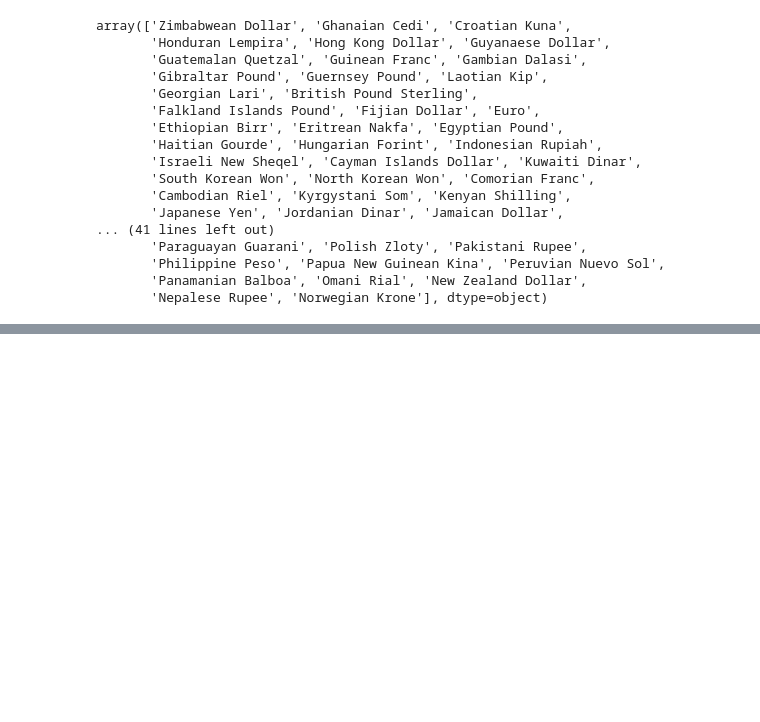
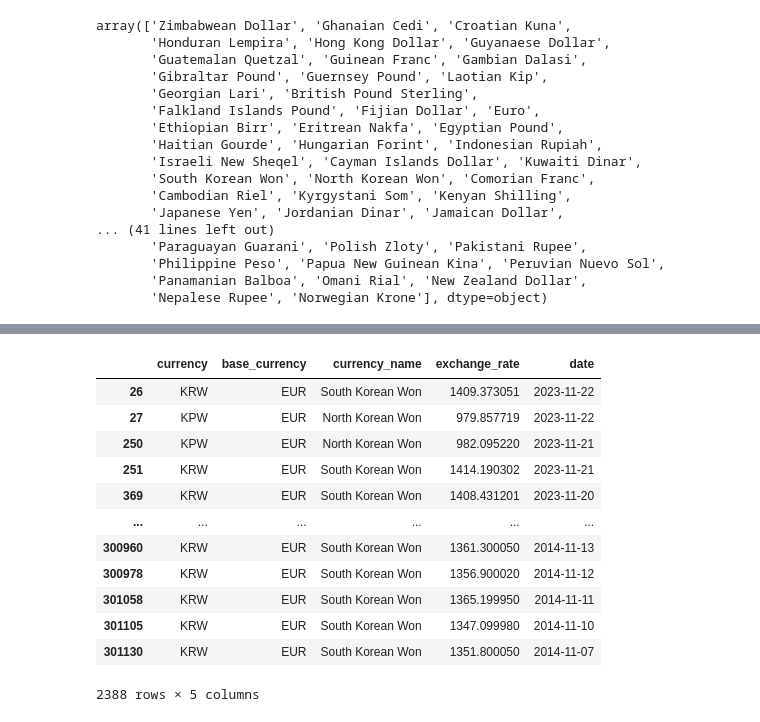
Before and after one commit to Yeomdongsu/YH-semi_final-forex-exchange-rate, a Jupyter notebook: forex_exchange_rate.ipynb, the cells around one changed output, grey strips where cells are left out. Drawn from its saved outputs; the diff is of its cells as text; code cells hidden in the pictures; blank space fills up the shorter version.

```diff
--- a/forex_exchange_rate.ipynb
+++ b/forex_exchange_rate.ipynb
@@ -76,0 +109,16 @@ df.loc[df["currency_name"].str.contains("korea",case=False )]
+# %%
+df.loc[df["currency_name"].str.contains("korea", case=False)]
+# %% [output]
+|  | currency | base_currency | currency_name | exchange_rate | date |
+| 26 | KRW | EUR | South Korean Won | 1409.373051 | 2023-11-22 |
+| 27 | KPW | EUR | North Korean Won | 979.857719 | 2023-11-22 |
+| 250 | KPW | EUR | North Korean Won | 982.095220 | 2023-11-21 |
+| 251 | KRW | EUR | South Korean Won | 1414.190302 | 2023-11-21 |
+| 369 | KRW | EUR | South Korean Won | 1408.431201 | 2023-11-20 |
+| ... | ... | ... | ... | ... | ... |
+| 300960 | KRW | EUR | South Korean Won | 1361.300050 | 2014-11-13 |
+| 300978 | KRW | EUR | South Korean Won | 1356.900020 | 2014-11-12 |
+| 301058 | KRW | EUR | South Korean Won | 1365.199950 | 2014-11-11 |
+| 301105 | KRW | EUR | South Korean Won | 1347.099980 | 2014-11-10 |
+| 301130 | KRW | EUR | South Korean Won | 1351.800050 | 2014-11-07 |
+2388 rows × 5 columns
```
Also changed, not shown: parts of 10 cells of this notebook, 1 other file.
